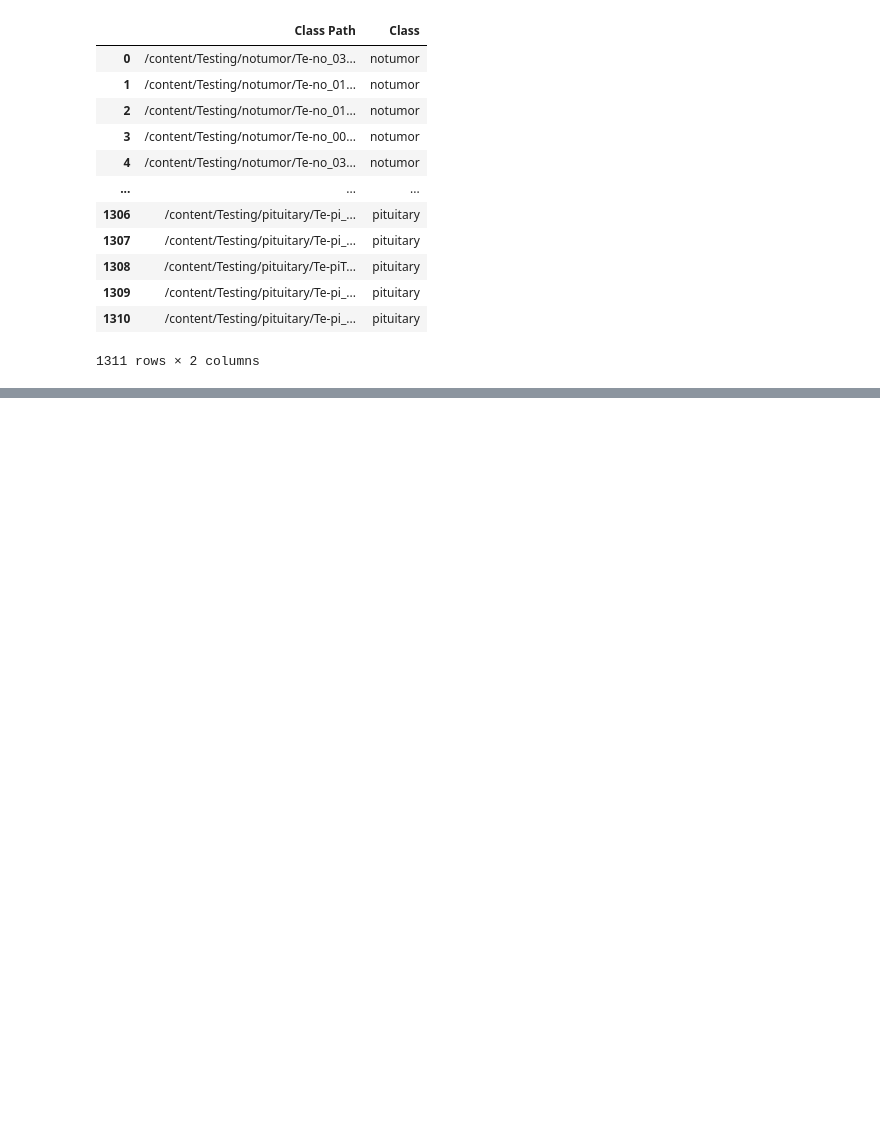
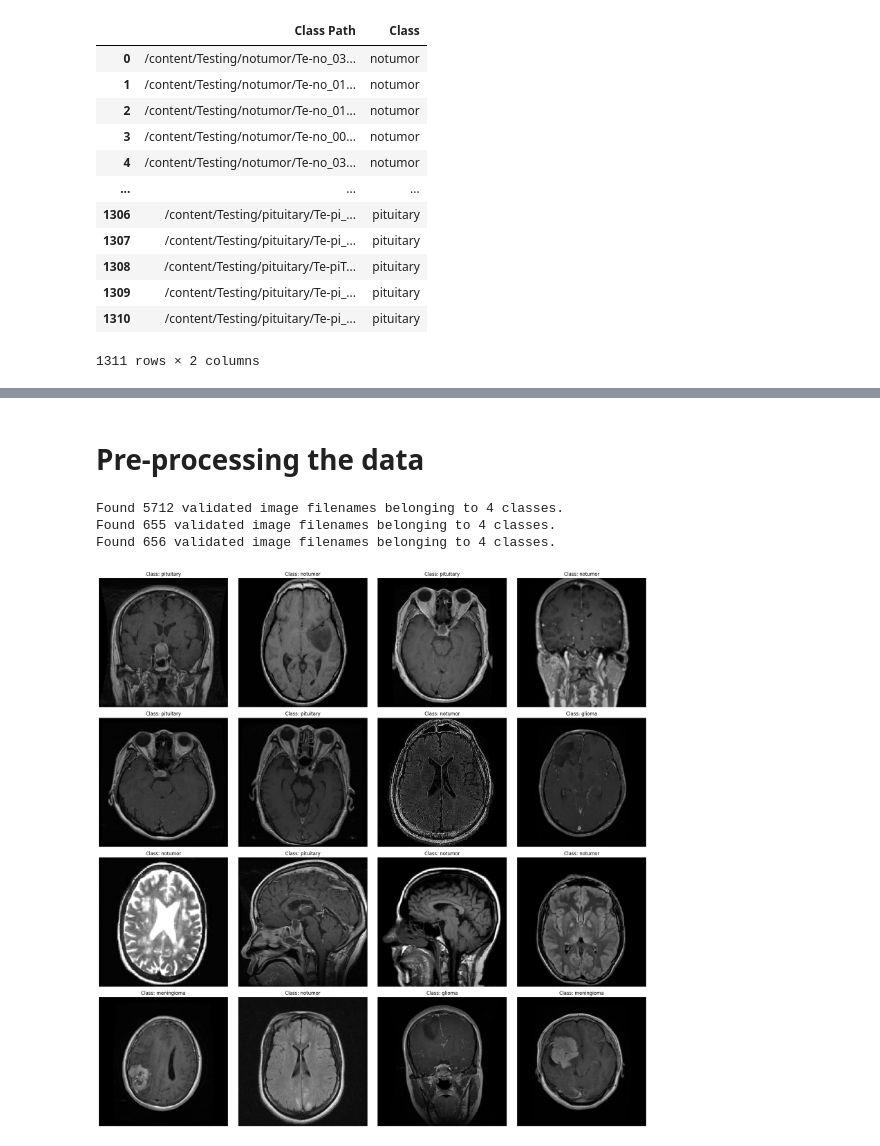
Before and after one commit to gitrlawton/tumor-classification, a Jupyter notebook: tumor_classification_notebook.ipynb, the cells around one changed output, grey strips where cells are left out. Cells and saved outputs as stored; diff of their text form; code cells hidden in the pictures; blank space fills up the shorter version.

```diff
--- a/tumor_classification_notebook.ipynb
+++ b/tumor_classification_notebook.ipynb
@@ -83,0 +155,2 @@ ts_df
+# %% [markdown]
+# Pre-processing the data
@@ -83,0 +169,45 @@ ts_df
+# %%
+## Use the generators to create 3 data flows: one for training, one for testing and one for validation. ##
+## Take the data from the dataframes and prepare them to be fed to our deep-learning model. ##
+
+tr_gen = image_generator.flow_from_dataframe(tr_df, x_col="Class Path", y_col="Class", batch_size=batch_size, target_size=img_size)
+
+valid_gen = image_generator.flow_from_dataframe(valid_df, x_col="Class Path", y_col="Class", batch_size=batch_size, target_size=img_size)
+
+ts_gen = ts_gen.flow_from_dataframe(ts_df, x_col="Class Path", y_col="Class", batch_size=16, target_size=img_size, shuffle=False)
+# %% [output]
+Found 5712 validated image filenames belonging to 4 classes.
+Found 655 validated image filenames belonging to 4 classes.
+Found 656 validated image filenames belonging to 4 classes.
+# %%
+# Preview a few of the images in our training dataset.
+
+plt.figure(figsize=(20, 20))
+
+for i in range(16):
+  plt.subplot(4, 4, i + 1)
+  batch = next(tr_gen)
+  image = batch[0][0]
+  label = batch[1][0]
+  plt.imshow(image)
+
+  # Get the class index.
+  class_index = np.argmax(label)
+
+  # Get the list of class names and class indices.
+  class_names = list(tr_gen.class_indices.keys())
+  class_indices = list(tr_gen.class_indices.values())
+
+  # Find the index of the class_index in the list of indices.
+  index_position = class_indices.index(class_index)
+
+  # Get the class name using the index position.
+  class_name = class_names[index_position]
+
+  plt.title(f"Class: {class_name}")
+  plt.axis("off")
+
+plt.tight_layout()
+plt.show()
+# %% [output]
+[figure, added]
```
Also changed, not shown: parts of 13 cells of this notebook.
